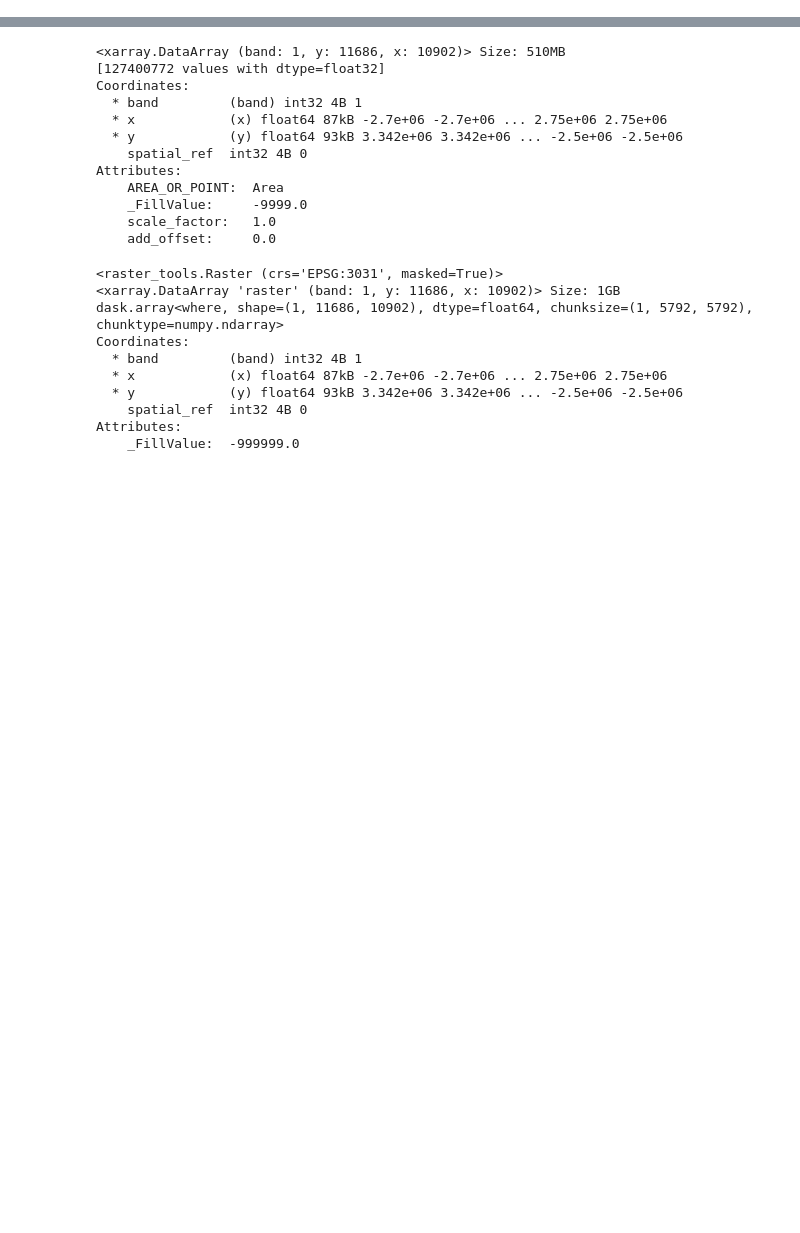
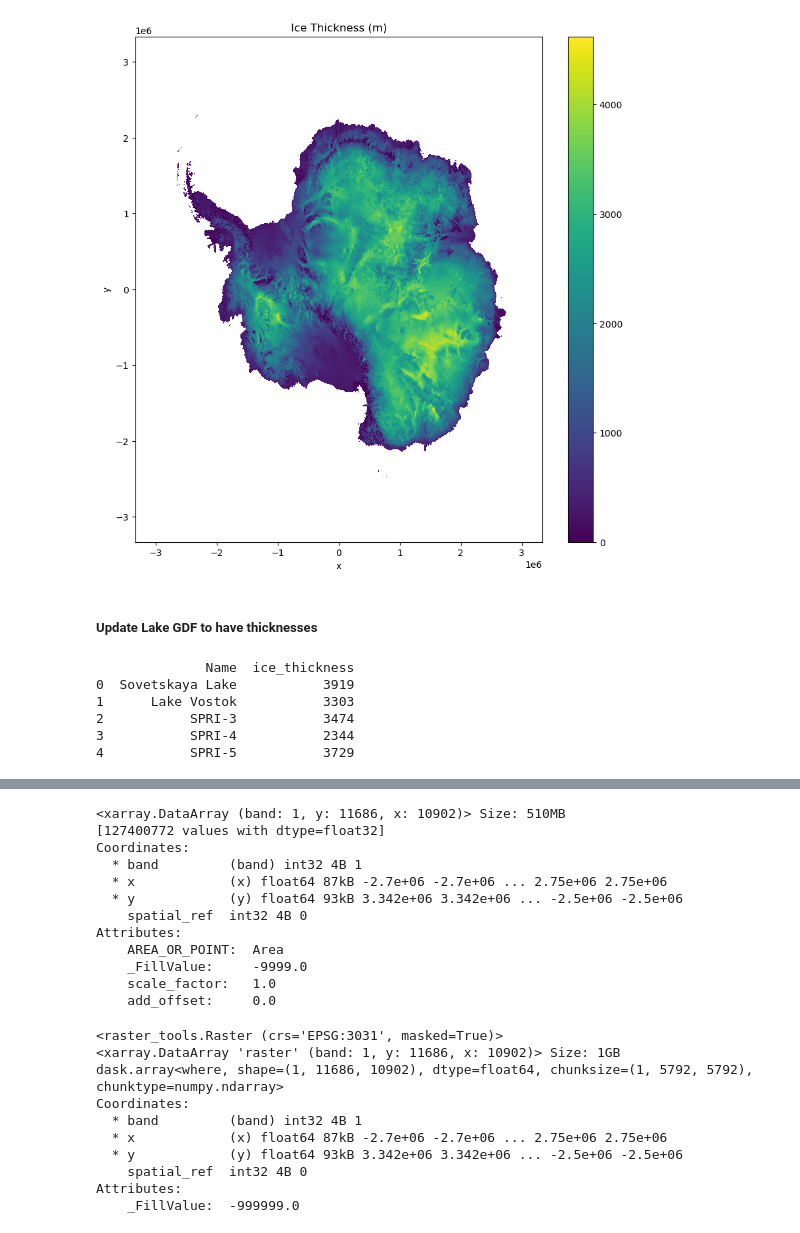
Before and after one commit to Chigiriq/GIS_p4, a Jupyter notebook: using_rstools.ipynb, the cells around one changed output, grey strips where cells are left out. Cells and saved outputs as stored; diff of their text form; code cells hidden in the pictures; blank space fills up the shorter version.

```diff
--- a/using_rstools.ipynb
+++ b/using_rstools.ipynb
@@ -9,0 +63,5 @@ from raster_tools import surface, Raster
+# %%
+thickness_tif_path = 'data\\bedmap2_tiff\\bedmap2_thickness.tif'
+thickness_xr = xrio.open_rasterio(thickness_tif_path)
+
+thickness_xr
@@ -9,0 +85,60 @@ from raster_tools import surface, Raster
+# %%
+thickness_xr_masked = thickness_xr.where(thickness_xr != 32767)
+
+thickness_xr_masked.plot(figsize=(10, 10), cmap='viridis')
+plt.title("Ice Thickness (m)")
+# plt.colorbar(label='Pixel Values')
+plt.show()
+# %% [output]
+[figure, added]
+# %% [markdown]
+<h5>Update Lake GDF to have thicknesses</h5>
+# %%
+def add_ice_thickness_to_lakes(lakes_gdf, thickness_xr):
+    """
+    Adds ice thickness values from thickness_xr to lakes_gdf based on lake coordinates.
+    Args:
+    - lakes_gdf (GeoDataFrame): DataFrame containing lake locations and metadata.
+    - thickness_xr (xarray.DataArray): The ice thickness xarray containing ice thickness data.
+
+    Returns:
+    - lakes_gdf (GeoDataFrame): The lakes GeoDataFrame with an additional 'ice_thickness' column.
+    """
+    # Create a new column 'ice_thickness' in lakes_gdf
+    lakes_gdf['ice_thickness'] = [
+        thickness_at_lake(thickness_xr, point)  # Get ice thickness at lake location
+        for point in lakes_gdf.geometry
+    ]
+
+    return lakes_gdf
+
+def thickness_at_lake(thickness_xr, point):
+    """
+    Extract the ice thickness value at a specific lake location.
+    Args:
+    - thickness_xr (xarray.DataArray): The ice thickness data
+    - point (shapely.geometry.point.Point): The lake point geometry
+
+    Returns:
+    - thickness_value (float): Ice thickness at the lake location
+    """
+    # Extract coordinates of the lake point
+    x, y = point.x, point.y
+
+    # Extract ice thickness at the lake location (nearest neighbor interpolation)
+    thickness_value = thickness_xr.sel(x=x, y=y, method='nearest')
+
+    return thickness_value.item()  # Convert to scalar value
+
+# Call the function to add ice thickness to lakes_gdf
+lakes_gdf = add_ice_thickness_to_lakes(lakes_gdf, thickness_xr)
+
+# Check the results
+print(lakes_gdf[['Name', 'ice_thickness']].head())
+# %% [output]
+              Name  ice_thickness
+0  Sovetskaya Lake           3919
+1      Lake Vostok           3303
+2           SPRI-3           3474
+3           SPRI-4           2344
+4           SPRI-5           3729
```
Also changed, not shown: parts of 16 cells of this notebook, 1 other file.
